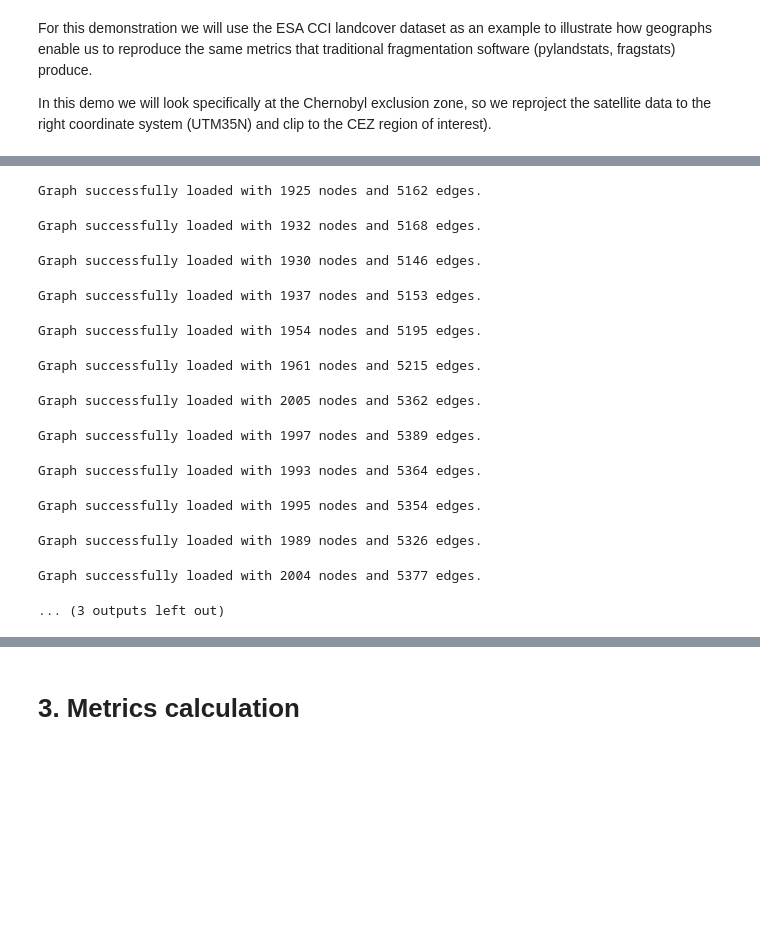
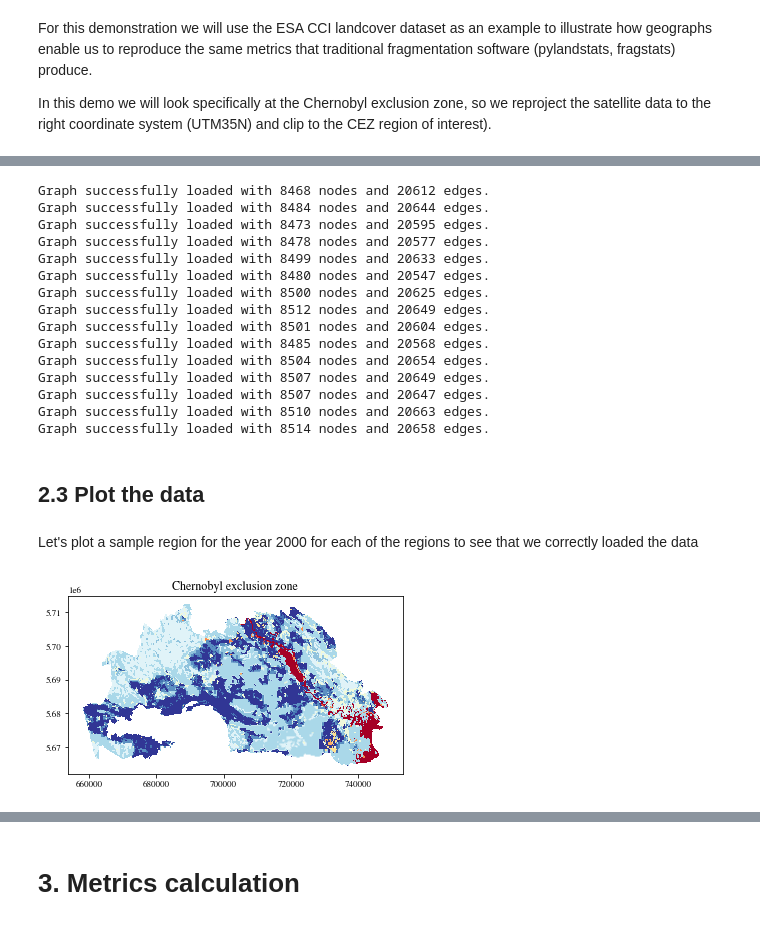
Before and after one commit to ai4er-cdt/geograph, a Jupyter notebook: notebooks/3-demo-landscape-timeseries-metrics.ipynb, the cells around one changed output, grey strips where cells are left out. Drawn from its saved outputs; the diff is of its cells as text; code cells hidden in the pictures; blank space fills up the shorter version.

Commit message:
docs: add plot-demo notebooks for GeoGraph timeline analysis

```diff
--- a/notebooks/3-demo-landscape-timeseries-metrics.ipynb
+++ b/notebooks/3-demo-landscape-timeseries-metrics.ipynb
@@ -61,0 +99,7 @@ rasters = {year: clip_and_reproject(rxr.open_rasterio(chernobyl_path(year)),
+# %%
+# Demo path includes pre-loaded graphs for faster loading
+demo_path = GWS_DATA_DIR / "geograph_timeline_demo"
+# %%
+# Loading geographs
+cez_graphs = {year: GeoGraph(demo_path / f"cez_graph_{year}.gz")
+              for year in years}
@@ -62,22 +158,26 @@ rasters = {year: clip_and_reproject(rxr.open_rasterio(chernobyl_path(year)),
+# %%
+# Loading geographs
+e30_graphs = {year: GeoGraph(demo_path / f"e30_graph_{year}.gz")
+              for year in years}
+# %% [output]
+Graph successfully loaded with 8468 nodes and 20612 edges.
+Graph successfully loaded with 8484 nodes and 20644 edges.
+Graph successfully loaded with 8473 nodes and 20595 edges.
+Graph successfully loaded with 8478 nodes and 20577 edges.
+Graph successfully loaded with 8499 nodes and 20633 edges.
+Graph successfully loaded with 8480 nodes and 20547 edges.
+Graph successfully loaded with 8500 nodes and 20625 edges.
+Graph successfully loaded with 8512 nodes and 20649 edges.
+Graph successfully loaded with 8501 nodes and 20604 edges.
+Graph successfully loaded with 8485 nodes and 20568 edges.
+Graph successfully loaded with 8504 nodes and 20654 edges.
+Graph successfully loaded with 8507 nodes and 20649 edges.
+Graph successfully loaded with 8507 nodes and 20647 edges.
+Graph successfully loaded with 8510 nodes and 20663 edges.
+Graph successfully loaded with 8514 nodes and 20658 edges.
 # %%
-%%time
-# Loading raster data into geographs
-graphs = {year: GeoGraph(data=rasters[year].data,
-                         transform=rasters[year].rio.transform(),
-                         crs=UTM35N,
-                         connectivity=8)
-          for year in years}
+# Loading raster data into pylandstats
+e30_landscapes = {year: pls.Landscape(rasters["E+30"][year].data.squeeze(),
+                                  res=(300,300) ,
+                                  nodata=0)
+                  for year in years}
-# %% [output]
-Graph successfully loaded with 1925 nodes and 5162 edges.
-Graph successfully loaded with 1932 nodes and 5168 edges.
-Graph successfully loaded with 1930 nodes and 5146 edges.
-Graph successfully loaded with 1937 nodes and 5153 edges.
-Graph successfully loaded with 1954 nodes and 5195 edges.
-Graph successfully loaded with 1961 nodes and 5215 edges.
-Graph successfully loaded with 2005 nodes and 5362 edges.
-Graph successfully loaded with 1997 nodes and 5389 edges.
-Graph successfully loaded with 1993 nodes and 5364 edges.
-Graph successfully loaded with 1995 nodes and 5354 edges.
-Graph successfully loaded with 1989 nodes and 5326 edges.
-Graph successfully loaded with 2004 nodes and 5377 edges.
-... (3 outputs left out)
@@ -89,0 +184,9 @@ landscapes = {year: pls.Landscape(rasters[year].data.squeeze(),
+# %% [markdown]
+## 2.3 Plot the data
+# %% [markdown]
+Let's plot a sample region for the year 2000 for each of the regions to see that we correctly loaded the data
+# %%
+cez_graphs[2000].df.plot("class_label")
+plt.title("Chernobyl exclusion zone");
+# %% [output]
+[figure, added]
```
Also changed, not shown: parts of 60 cells of this notebook, 1 other file.
